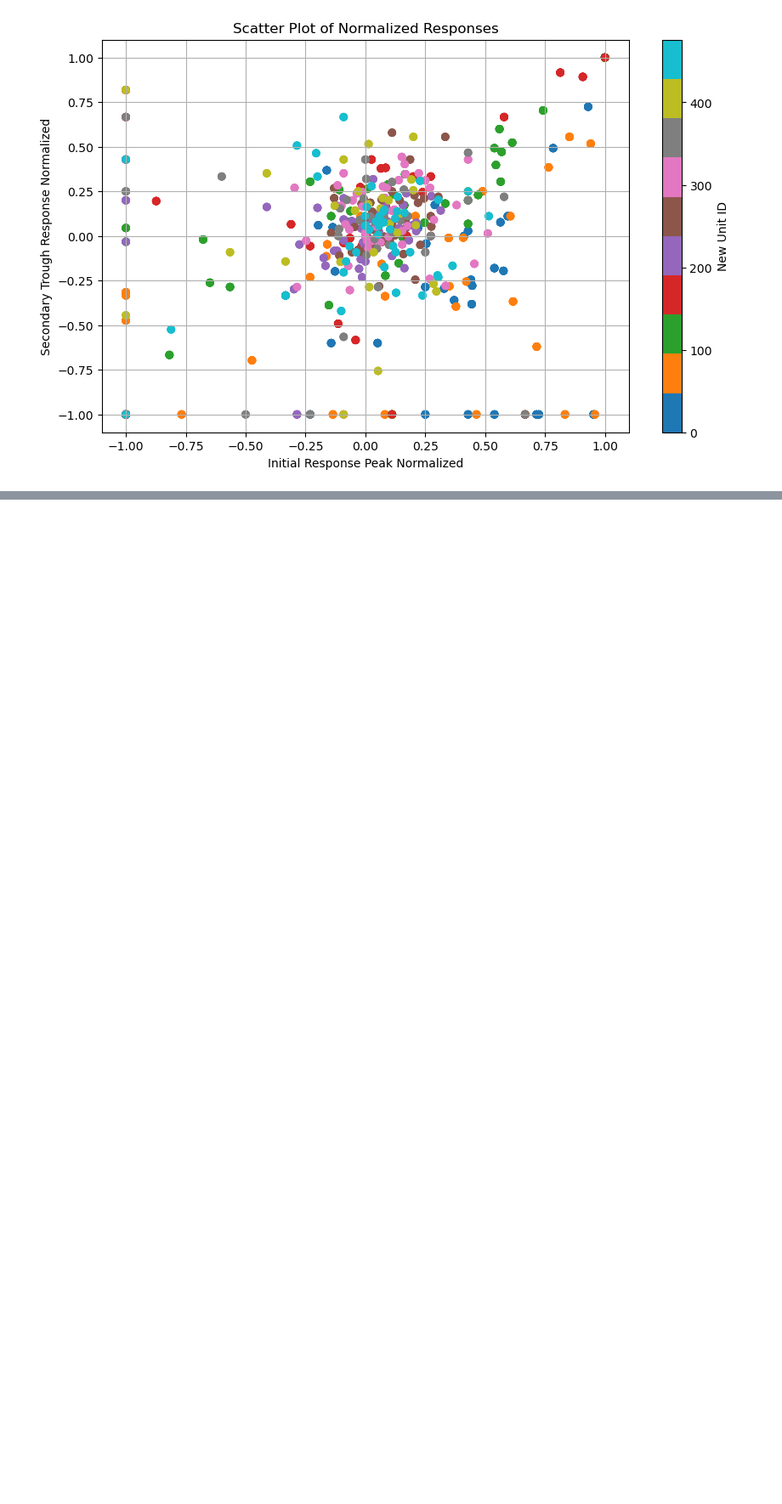
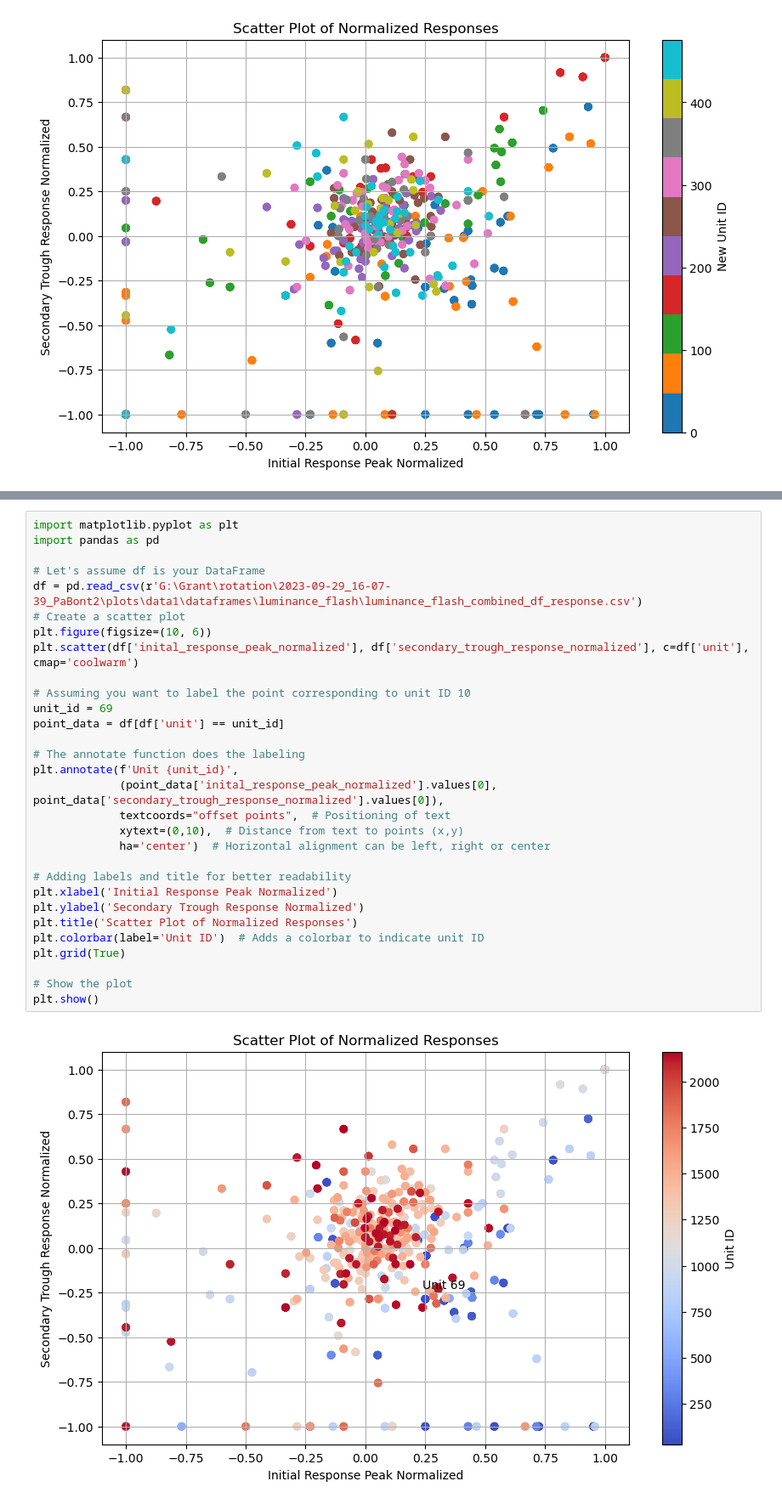
Before and after one commit to granthughes1999/nwb, a Jupyter notebook: Rotation_files/paBont2_analysis_notebook.ipynb, the cells around one changed output, grey strips where cells are left out. Shown at 85% size. Drawn from its saved outputs; the diff is of its cells as text; blank space fills up the shorter version.

```diff
--- a/Rotation_files/paBont2_analysis_notebook.ipynb
+++ b/Rotation_files/paBont2_analysis_notebook.ipynb
@@ -415,0 +478,32 @@ plt.show()
+# %%
+import matplotlib.pyplot as plt
+import pandas as pd
+
+# Let's assume df is your DataFrame
+df = pd.read_csv(r'G:\Grant\rotation\2023-09-29_16-07-39_PaBont2\plots\data1\dataframes\luminance_flash\luminance_flash_combined_df_response.csv')
+# Create a scatter plot
+plt.figure(figsize=(10, 6))
+plt.scatter(df['inital_response_peak_normalized'], df['secondary_trough_response_normalized'], c=df['unit'], cmap='coolwarm')
+
+# Assuming you want to label the point corresponding to unit ID 10
+unit_id = 69
+point_data = df[df['unit'] == unit_id]
+
+# The annotate function does the labeling
+plt.annotate(f'Unit {unit_id}',
+             (point_data['inital_response_peak_normalized'].values[0], point_data['secondary_trough_response_normalized'].values[0]),
+             textcoords="offset points",  # Positioning of text
+             xytext=(0,10),  # Distance from text to points (x,y)
+             ha='center')  # Horizontal alignment can be left, right or center
+
+# Adding labels and title for better readability
+plt.xlabel('Initial Response Peak Normalized')
+plt.ylabel('Secondary Trough Response Normalized')
+plt.title('Scatter Plot of Normalized Responses')
+plt.colorbar(label='Unit ID')  # Adds a colorbar to indicate unit ID
+plt.grid(True)
+
+# Show the plot
+plt.show()
+# %% [output]
+[figure, added]
```
Also changed, not shown: parts of 24 cells of this notebook, 4 other files.
